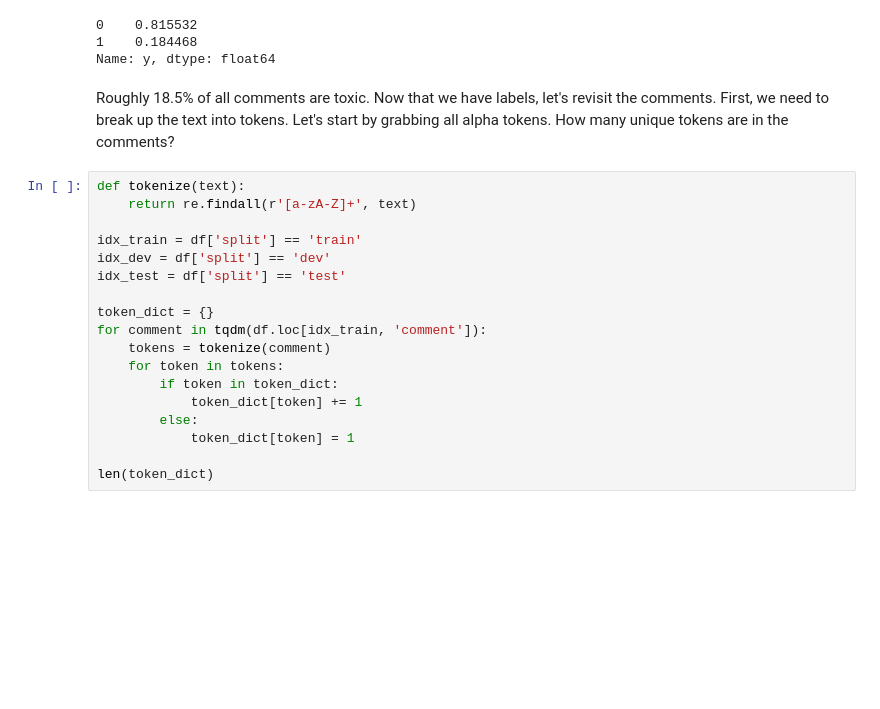
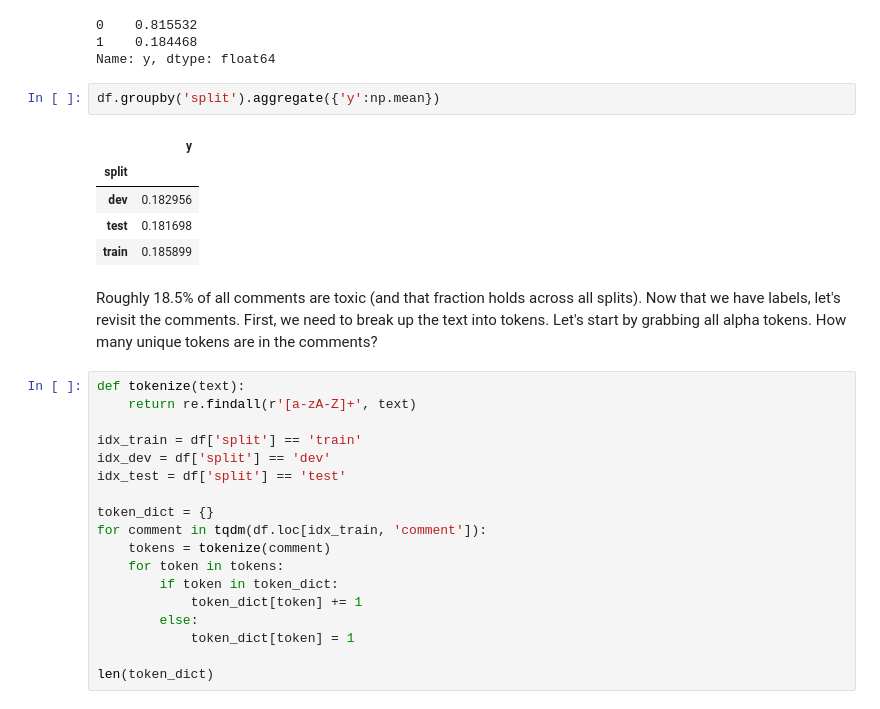
Before and after one commit to jkingphd/nlp_example, a Jupyter notebook: notebooks/1A-jkk-exploration_and_cleanup.ipynb, the cells around one changed output. Saved outputs shown, nothing was run; the diff lists cells and outputs as text; blank space fills up the shorter version.

```diff
--- a/notebooks/1A-jkk-cleanup_and_exploration.ipynb
+++ b/notebooks/1A-jkk-exploration_and_cleanup.ipynb
@@ -202,8 +202,16 @@ df['y'].value_counts(normalize=True)
 0    0.815532
 1    0.184468
 Name: y, dtype: float64
+# %%
+df.groupby('split').aggregate({'y':np.mean})
+# %% [output]
+|  | y |
+| split |  |
+| dev | 0.182956 |
+| test | 0.181698 |
+| train | 0.185899 |
 # %% [markdown]
-Roughly 18.5% of all comments are toxic. Now that we have labels, let's revisit the comments. First, we need to break up the text into tokens. Let's start by grabbing all alpha tokens. How many unique tokens are in the comments?
+Roughly 18.5% of all comments are toxic (and that fraction holds across all splits). Now that we have labels, let's revisit the comments. First, we need to break up the text into tokens. Let's start by grabbing all alpha tokens. How many unique tokens are in the comments?
 # %%
 def tokenize(text):
     return re.findall(r'[a-zA-Z]+', text)
```
Also changed, not shown: parts of 3 cells of this notebook, 1 other file.
